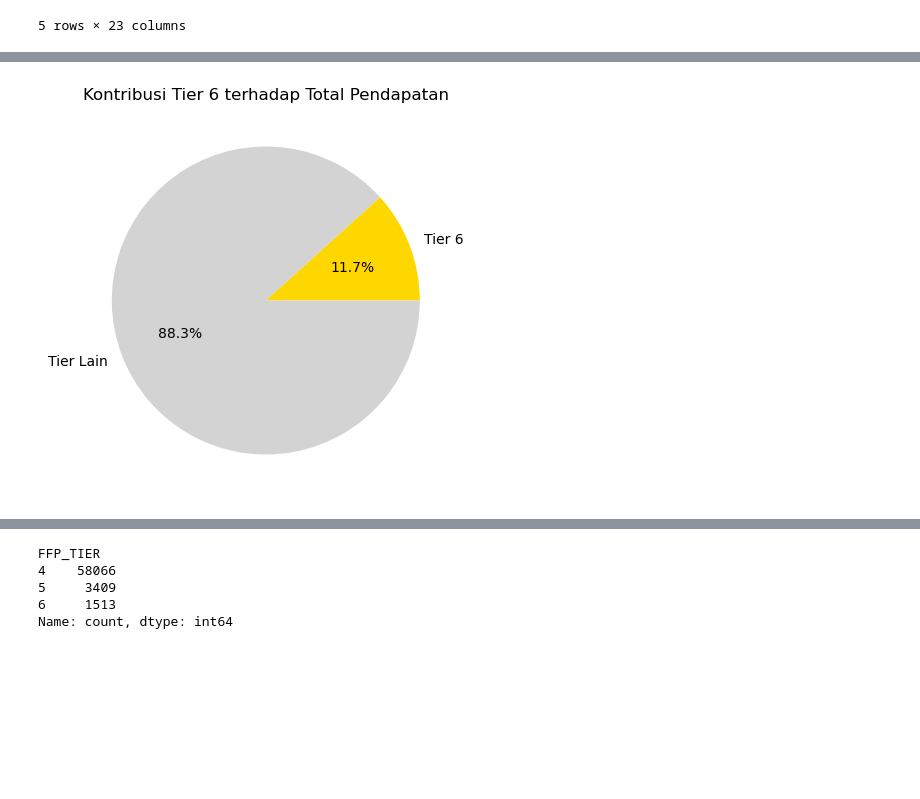
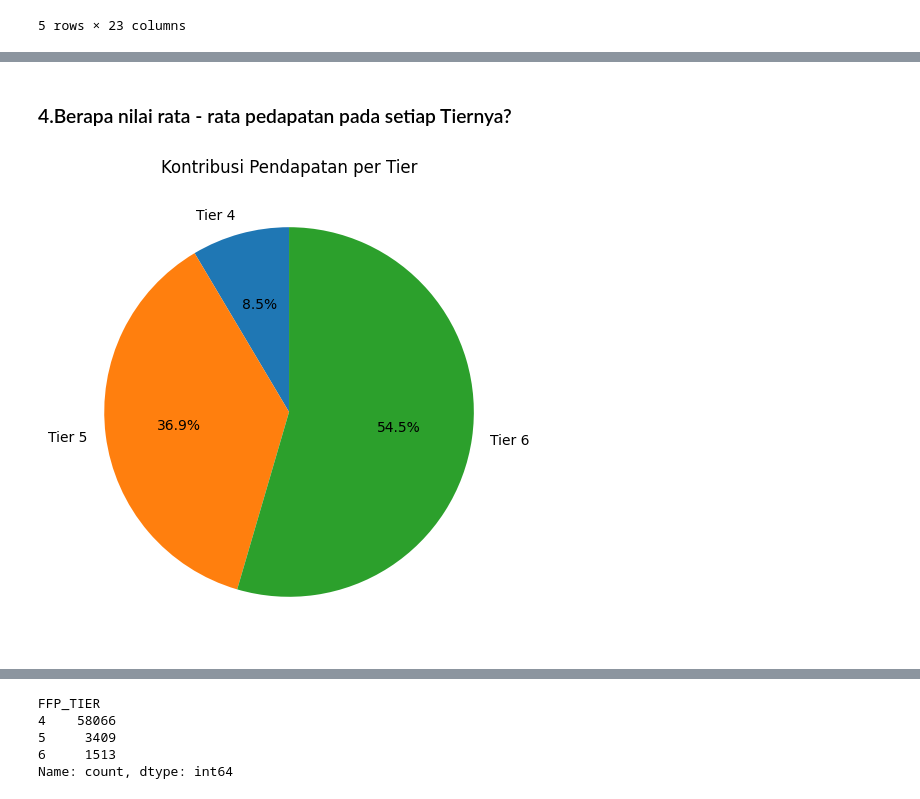
Before and after one commit to agirahmawandi/hw_unsupervised_learning, a Jupyter notebook: Agi_rahmawandi_batch57_Unsupervised_Learning.ipynb, the cells around one changed output, grey strips where cells are left out. Drawn from its saved outputs; the diff is of its cells as text; code cells hidden in the pictures; blank space fills up the shorter version.

```diff
--- a/Agi_rahmawandi_batch57_Unsupervised_Learning.ipynb
+++ b/Agi_rahmawandi_batch57_Unsupervised_Learning.ipynb
@@ -47,11 +47,7 @@ Data columns (total 23 columns):
 dtypes: float64(5), int64(10), object(8)
 memory usage: 11.1+ MB
 # %%
-df["FIRST_FLIGHT_DATE"] = pd.to_datetime(df["FIRST_FLIGHT_DATE"], errors="coerce")
-df["LAST_FLIGHT_DATE"] = pd.to_datetime(df["LAST_FLIGHT_DATE"], errors="coerce")
-df["LOAD_TIME"] = pd.to_datetime(df["LOAD_TIME"], errors="coerce")
-
-# Melihat tanggal paling lama dan terbaru dari setiap kolom
-print("FIRST_FLIGHT_DATE:", df["FIRST_FLIGHT_DATE"].min(), "→", df["FIRST_FLIGHT_DATE"].max())
-print("LAST_FLIGHT_DATE:", df["LAST_FLIGHT_DATE"].min(), "→", df["LAST_FLIGHT_DATE"].max())
-print("LOAD_TIME:", df["LOAD_TIME"].min(), "→", df["LOAD_TIME"].max())
+df_1 = df.copy()
+df_1["FIRST_FLIGHT_DATE"] = pd.to_datetime(df_1["FIRST_FLIGHT_DATE"], errors="coerce")
+df_1["LAST_FLIGHT_DATE"] = pd.to_datetime(df_1["LAST_FLIGHT_DATE"], errors="coerce")
+df_1["LOAD_TIME"] = pd.to_datetime(df_1["LOAD_TIME"], errors="coerce")
@@ -62,5 +54,5 @@ LOAD_TIME: 2014-03-31 00:00:00 → 2014-03-31 00:00:00
 # %%
 # Hitung Recency, Frequency, Monetary
-df["Recency"] = (df["LOAD_TIME"] - df["LAST_FLIGHT_DATE"]).dt.days
-df["Frequency"] = df["FLIGHT_COUNT"]
-df["Monetary"] = df["SUM_YR_1"].fillna(0) + df["SUM_YR_2"].fillna(0)
+# df_1["Recency"] = (df_1["LOAD_TIME"] - df_1["LAST_FLIGHT_DATE"]).dt.days
+# df_1["Frequency"] = df_1["FLIGHT_COUNT"]
+df_1["total_revenue"] = df_1[["SUM_YR_1", "SUM_YR_2"]].sum(axis=1, skipna=True)
@@ -115,16 +128,15 @@ plt.show()
+# %% [markdown]
+### 4.Berapa nilai rata - rata  pedapatan pada setiap Tiernya?
 # %%
-# 6. Kontribusi pelanggan tier tertinggi ke total pendapatan
-# ------------------------------
-tier_max = df["FFP_TIER"].max()
-revenue_by_tier = df.groupby("FFP_TIER")["Monetary"].sum().reset_index()
-tier_max_revenue = revenue_by_tier[revenue_by_tier["FFP_TIER"] == tier_max]["Monetary"].values[0]
-total_revenue = revenue_by_tier["Monetary"].sum()
+revenue_by_tier = df_1.groupby("FFP_TIER")["total_revenue"].mean().reset_index()
 
-plt.figure(figsize=(5,5))
-plt.pie([tier_max_revenue, total_revenue - tier_max_revenue],
-        labels=[f"Tier {tier_max}", "Tier Lain"],
-        autopct='%1.1f%%', colors=["gold", "lightgray"])
-plt.title(f"Kontribusi Tier {tier_max} terhadap Total Pendapatan")
+# Visualisasi pie chart semua tier
+plt.figure(figsize=(6,6))
+plt.pie(revenue_by_tier["total_revenue"],
+        labels=[f"Tier {tier}" for tier in revenue_by_tier["FFP_TIER"]],
+        autopct='%1.1f%%',
+        startangle=90)
+plt.title("Kontribusi Pendapatan per Tier")
 plt.show()
 # %% [output]
-[figure, old version]
+[figure, new version]
```
Also changed, not shown: parts of 49 cells of this notebook, 1 other file.
